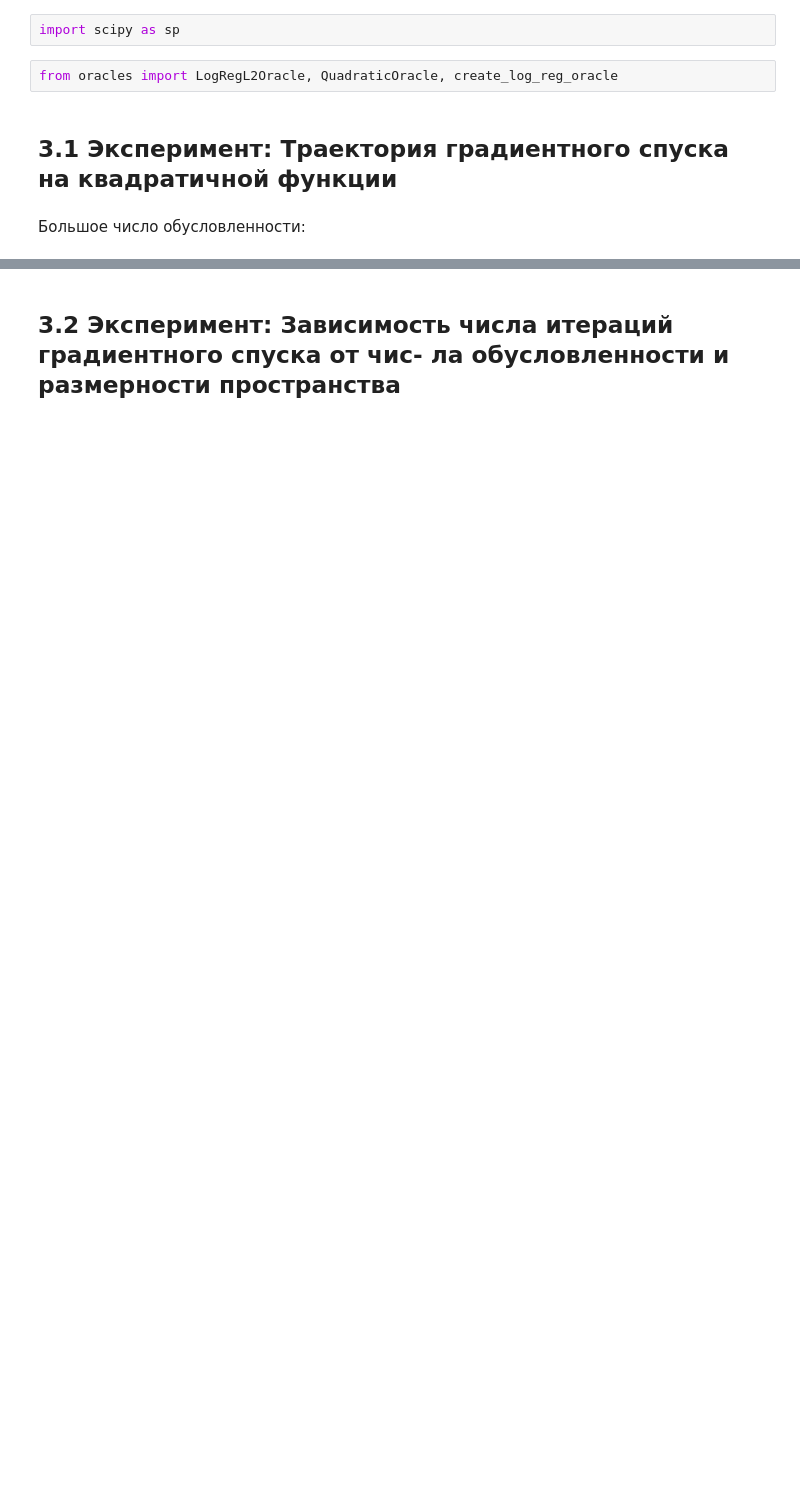
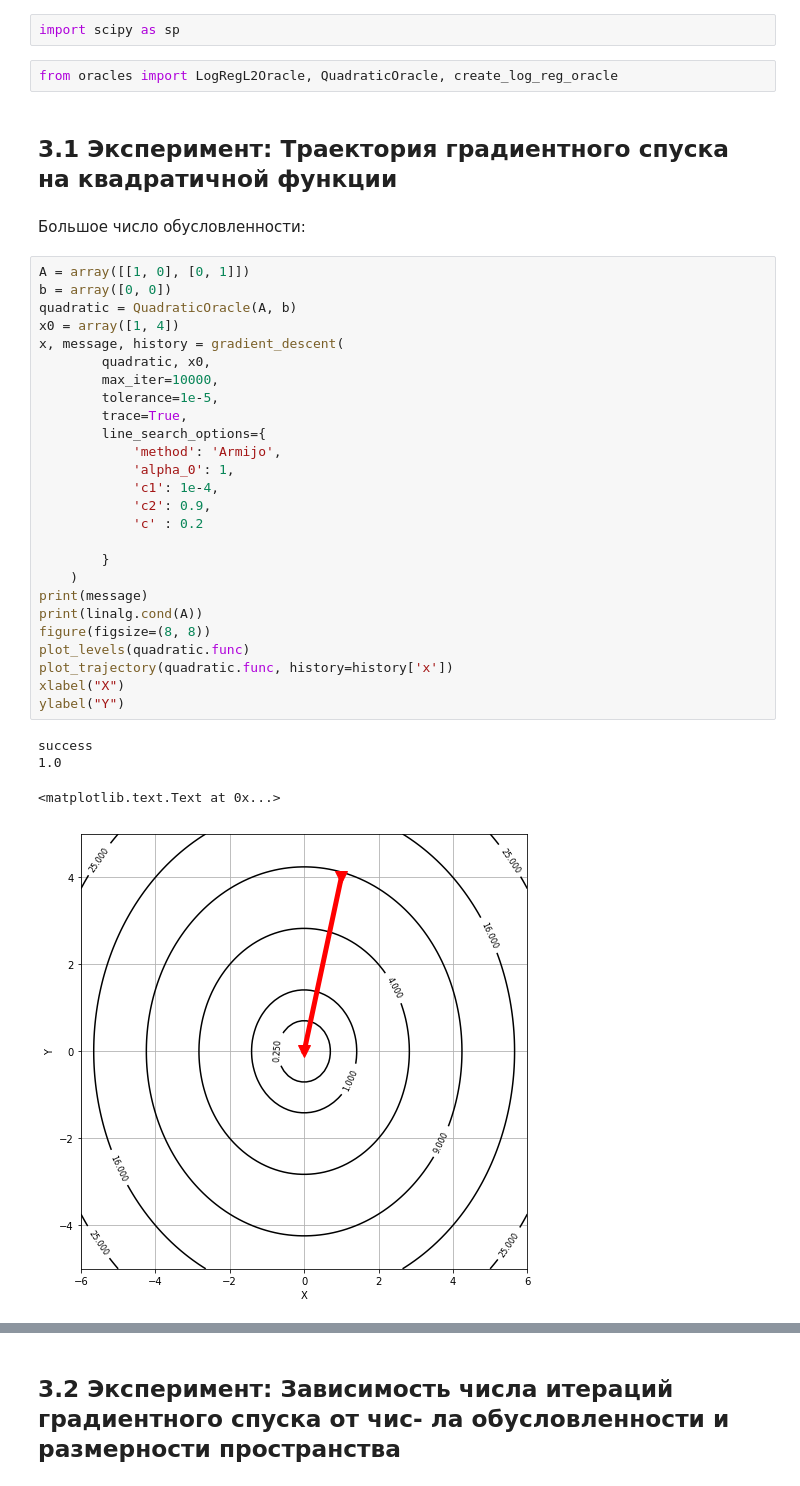
Before and after one commit to aksholokhov/mipt-momo-2017, a Jupyter notebook: task1/Experiments.ipynb, the cells around one changed output, grey strips where cells are left out. Drawn from its saved outputs; the diff is of its cells as text; blank space fills up the shorter version.

```diff
--- a/task1/Experiments.ipynb
+++ b/task1/Experiments.ipynb
@@ -13,3 +20,34 @@ from oracles import LogRegL2Oracle, QuadraticOracle, create_log_reg_oracle
 ## 3.1 Эксперимент: Траектория градиентного спуска на квадратичной функции
 # %% [markdown]
 Большое число обусловленности:
+# %%
+A = array([[1, 0], [0, 1]])
+b = array([0, 0])
+quadratic = QuadraticOracle(A, b)
+x0 = array([1, 4])
+x, message, history = gradient_descent(
+        quadratic, x0,
+        max_iter=10000,
+        tolerance=1e-5,
+        trace=True,
+        line_search_options={
+            'method': 'Armijo',
+            'alpha_0': 1,
+            'c1': 1e-4,
+            'c2': 0.9,
+            'c' : 0.2
+
+        }
+    )
+print(message)
+print(linalg.cond(A))
+figure(figsize=(8, 8))
+plot_levels(quadratic.func)
+plot_trajectory(quadratic.func, history=history['x'])
+xlabel("X")
+ylabel("Y")
+# %% [output]
+success
+1.0
+<matplotlib.text.Text at 0x...>
+[figure, added]
```
Also changed, not shown: parts of 19 cells of this notebook.
